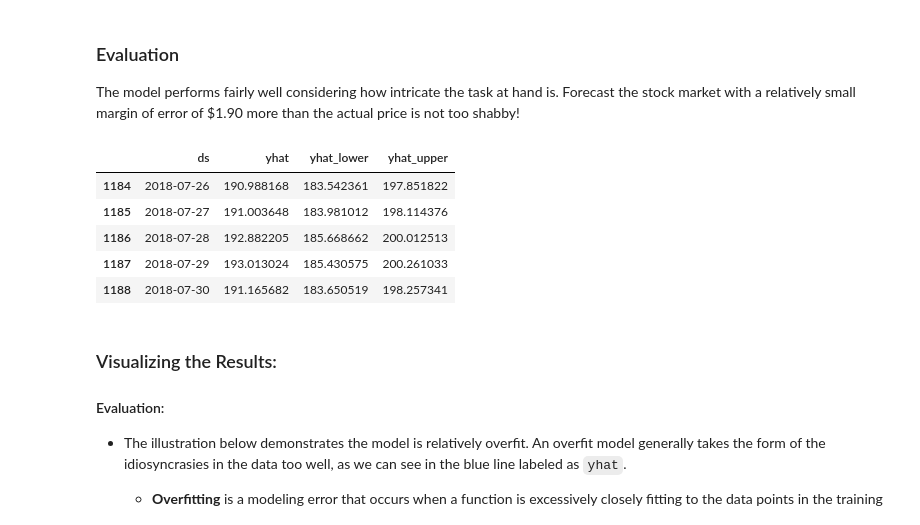
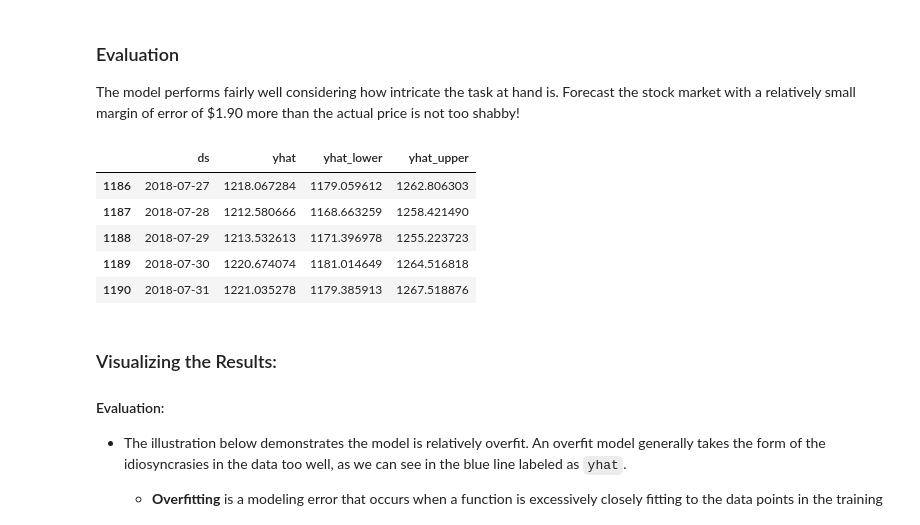
Before and after one commit to adam-delreal/Data-Science-Portfolio, a Jupyter notebook: Financial_Modeling/1_Predicting_Stock_Prices/3_Prophet.ipynb, the cells around one changed output. Cells and saved outputs as stored; diff of their text form; code cells hidden in the pictures.

```diff
--- a/Financial_Modeling/1_Predicting_Stock_Prices/3_Prophet.ipynb
+++ b/Financial_Modeling/1_Predicting_Stock_Prices/3_Prophet.ipynb
@@ -49,7 +49,7 @@ sys.path.append('..')
 - BlackRock, Inc. - `BlackRock`
 - Microsoft Corporation - `Micrisoft`
 # %%
-company_name = 'Apple'
+company_name = 'Google'
 # %% [markdown]
 <a class="anchor" id="Shifting"></a>
 
@@ -214,14 +214,14 @@ INFO:fbprophet.forecaster:Disabling daily seasonality. Run prophet with daily_se
 
 The model performs fairly well considering how intricate the task at hand is. Forecast the stock market with a relatively small margin of error of $1.90 more than the actual price is not too shabby!
 # %%
-forecast[forecast['ds'] > '2018-07-25'][['ds', 'yhat', 'yhat_lower', 'yhat_upper']].head()
+forecast[forecast['ds'] > '2018-07-26'][['ds', 'yhat', 'yhat_lower', 'yhat_upper']].head()
 # %% [output]
 |  | ds | yhat | yhat_lower | yhat_upper |
-| 1184 | 2018-07-26 | 190.988168 | 183.542361 | 197.851822 |
-| 1185 | 2018-07-27 | 191.003648 | 183.981012 | 198.114376 |
-| 1186 | 2018-07-28 | 192.882205 | 185.668662 | 200.012513 |
-| 1187 | 2018-07-29 | 193.013024 | 185.430575 | 200.261033 |
-| 1188 | 2018-07-30 | 191.165682 | 183.650519 | 198.257341 |
+| 1186 | 2018-07-27 | 1218.067284 | 1179.059612 | 1262.806303 |
+| 1187 | 2018-07-28 | 1212.580666 | 1168.663259 | 1258.421490 |
+| 1188 | 2018-07-29 | 1213.532613 | 1171.396978 | 1255.223723 |
+| 1189 | 2018-07-30 | 1220.674074 | 1181.014649 | 1264.516818 |
+| 1190 | 2018-07-31 | 1221.035278 | 1179.385913 | 1267.518876 |
 # %% [markdown]
 <a class="anchor" id="FBProphetVIS"></a>
 ### Visualizing the Results:
```
Also changed, not shown: parts of 2 cells of this notebook.
